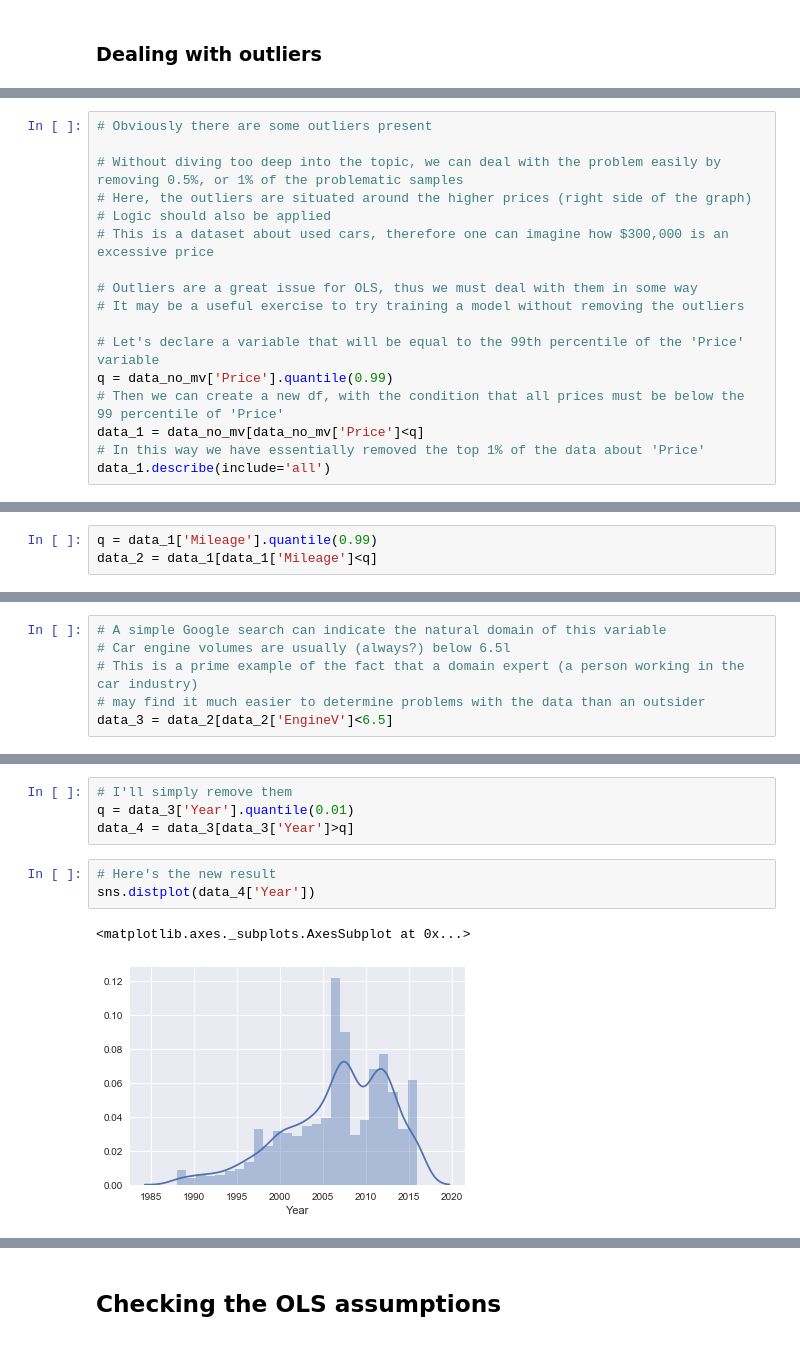
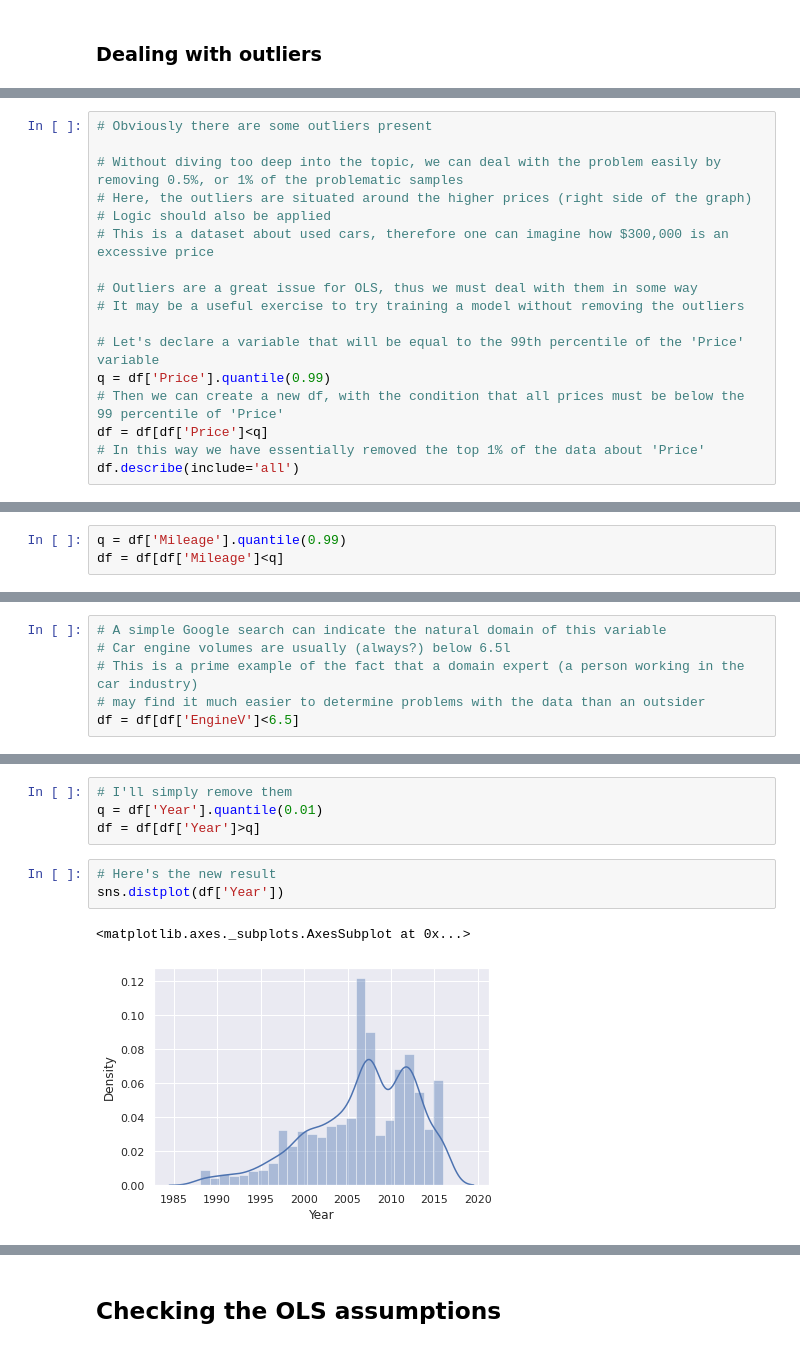
Before and after one commit to MarcoCalbucci/DataAnalytics, a Jupyter notebook: PredictiveModeling/Regression/Exercises/CarSales/car_sales.ipynb, the cells around one changed output, grey strips where cells are left out. Saved outputs shown, nothing was run; the diff lists cells and outputs as text.

```diff
--- a/PredictiveModeling/Regression/Exercises/CarSales/car_sales.ipynb
+++ b/PredictiveModeling/Regression/Exercises/CarSales/car_sales.ipynb
@@ -168,11 +181,11 @@ sns.distplot(data_no_mv['Price'])
 # It may be a useful exercise to try training a model without removing the outliers
 
 # Let's declare a variable that will be equal to the 99th percentile of the 'Price' variable
-q = data_no_mv['Price'].quantile(0.99)
+q = df['Price'].quantile(0.99)
 # Then we can create a new df, with the condition that all prices must be below the 99 percentile of 'Price'
-data_1 = data_no_mv[data_no_mv['Price']<q]
+df = df[df['Price']<q]
 # In this way we have essentially removed the top 1% of the data about 'Price'
-data_1.describe(include='all')
+df.describe(include='all')
 # %% [output]
 |  | Brand | Price | Body | Mileage | EngineV | Engine Type | Registration | Year |
 | count | 3984 | 3984.000000 | 3984 | 3984.000000 | 3984.000000 | 3984 | 3984 | 3984.000000 |
@@ -202,5 +215,5 @@ sns.distplot(data_no_mv['Mileage'])
 # %%
-q = data_1['Mileage'].quantile(0.99)
-data_2 = data_1[data_1['Mileage']<q]
+q = df['Mileage'].quantile(0.99)
+df = df[df['Mileage']<q]
 # %%
 # This plot looks kind of normal, doesn't it?
@@ -222,6 +250,6 @@ sns.distplot(data_no_mv['EngineV'])
 # Car engine volumes are usually (always?) below 6.5l
 # This is a prime example of the fact that a domain expert (a person working in the car industry)
 # may find it much easier to determine problems with the data than an outsider
-data_3 = data_2[data_2['EngineV']<6.5]
+df = df[df['EngineV']<6.5]
 # %%
 # Following this graph, we realize we can actually treat EngineV as a categorical variable
@@ -240,13 +267,13 @@ sns.distplot(data_no_mv['Year'])
 # %%
 # I'll simply remove them
-q = data_3['Year'].quantile(0.01)
-data_4 = data_3[data_3['Year']>q]
+q = df['Year'].quantile(0.01)
+df = df[df['Year']>q]
 # %%
 # Here's the new result
-sns.distplot(data_4['Year'])
+sns.distplot(df['Year'])
 # %% [output]
 <matplotlib.axes._subplots.AxesSubplot at 0x...>
-[figure, old version]
+[figure, new version]
 # %%
 # When we remove observations, the original indexes are preserved
 # If we remove observations with indexes 2 and 3, the indexes will go as: 0,1,4,5,6
```
Also changed, not shown: parts of 51 cells of this notebook.
